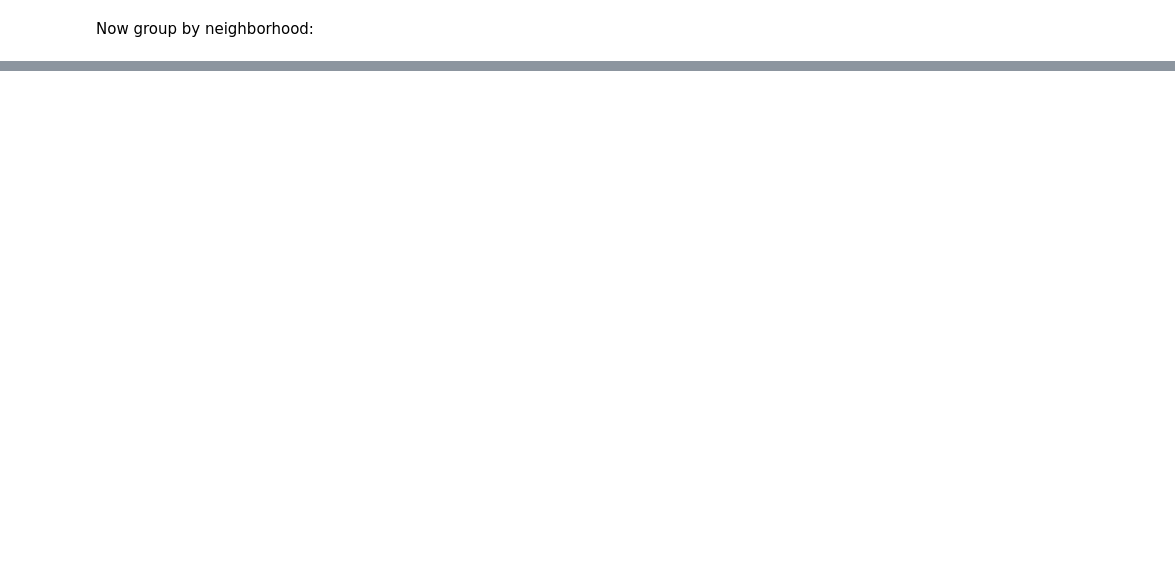
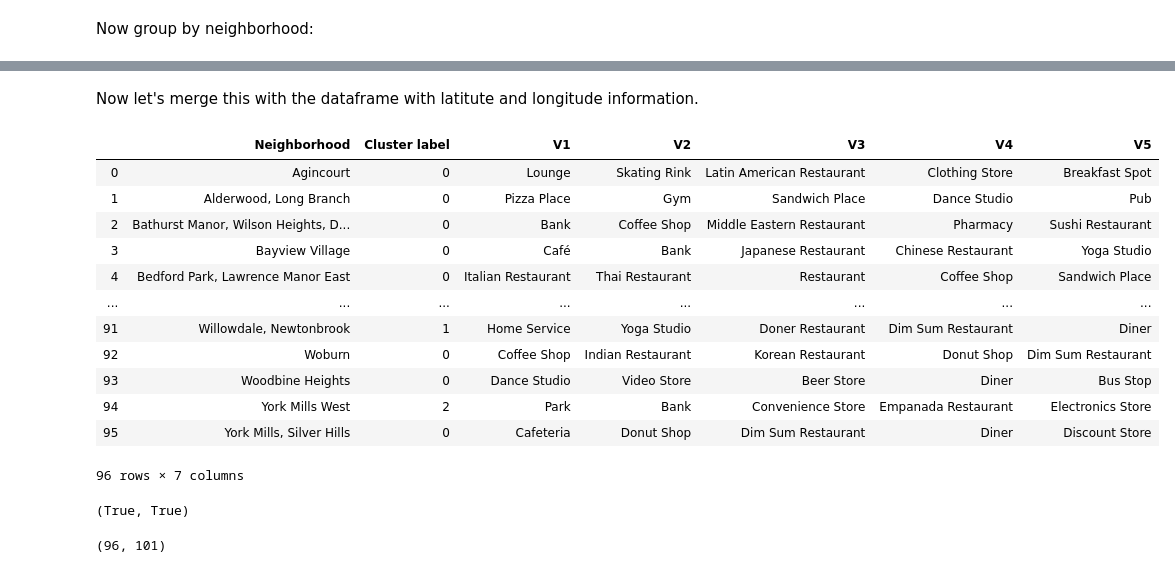
Before and after one commit to physinet/Coursera-IBM-Data-Science, a Jupyter notebook: Toronto Neighborhoods.ipynb, the cells around one changed output, grey strips where cells are left out. Saved outputs shown, nothing was run; the diff lists cells and outputs as text; code cells hidden in the pictures; blank space fills up the shorter version.

```diff
--- a/Toronto Neighborhoods.ipynb
+++ b/Toronto Neighborhoods.ipynb
@@ -220,0 +228,6 @@ venues_grouped
+# %%
+N = 5
+
+# make N new columns
+for i in range(N):
+    venues_grouped['V{}'.format(i+1)] = ''
@@ -220,0 +248,6 @@ venues_grouped
+# %%
+for i in range(venues_grouped.shape[0]): # loop over rows
+    v = venues_grouped.iloc[i, 1:-N] # get each row (skipping 'Neighborhood' column and new empty columns)
+    v.sort_values(ascending=False, inplace=True) # sort in descending order
+    for j in range(N): # get top N venues
+        venues_grouped.loc[df.index[i], 'V{}'.format(j+1)] = v.index[j]
@@ -220,0 +256,3 @@ venues_grouped
+# %%
+v_topN = venues_grouped[['Neighborhood', *['V{}'.format(j+1) for j in range(N)]]]
+v_topN.head()
@@ -220,0 +268,3 @@ venues_grouped
+# %%
+v_topN.insert(1, 'Cluster label', kmeans.labels_)
+v_topN.head()
@@ -220,0 +278,29 @@ venues_grouped
+# %% [markdown]
+Now let's merge this with the dataframe with latitute and longitude information.
+# %%
+v_topN
+# %% [output]
+|  | Neighborhood | Cluster label | V1 | V2 | V3 | V4 | V5 |
+| 0 | Agincourt | 0 | Lounge | Skating Rink | Latin American Restaurant | Clothing Store | Breakfast Spot |
+| 1 | Alderwood, Long Branch | 0 | Pizza Place | Gym | Sandwich Place | Dance Studio | Pub |
+| 2 | Bathurst Manor, Wilson Heights, D... | 0 | Bank | Coffee Shop | Middle Eastern Restaurant | Pharmacy | Sushi Restaurant |
+| 3 | Bayview Village | 0 | Café | Bank | Japanese Restaurant | Chinese Restaurant | Yoga Studio |
+| 4 | Bedford Park, Lawrence Manor East | 0 | Italian Restaurant | Thai Restaurant | Restaurant | Coffee Shop | Sandwich Place |
+| ... | ... | ... | ... | ... | ... | ... | ... |
+| 91 | Willowdale, Newtonbrook | 1 | Home Service | Yoga Studio | Doner Restaurant | Dim Sum Restaurant | Diner |
+| 92 | Woburn | 0 | Coffee Shop | Indian Restaurant | Korean Restaurant | Donut Shop | Dim Sum Restaurant |
+| 93 | Woodbine Heights | 0 | Dance Studio | Video Store | Beer Store | Diner | Bus Stop |
+| 94 | York Mills West | 2 | Park | Bank | Convenience Store | Empanada Restaurant | Electronics Store |
+| 95 | York Mills, Silver Hills | 0 | Cafeteria | Donut Shop | Dim Sum Restaurant | Diner | Discount Store |
+96 rows × 7 columns
+# %%
+merge = list(v_topN.merge(df, 'left', on=['Neighborhood'])['Neighborhood'])
+orig = list(v_topN['Neighborhood'])
+
+set(merge) <= set(orig), set(merge) >= set(orig)
+# %% [output]
+(True, True)
+# %%
+len(orig), len(merge)
+# %% [output]
+(96, 101)
```
Also changed, not shown: parts of 18 cells of this notebook.
